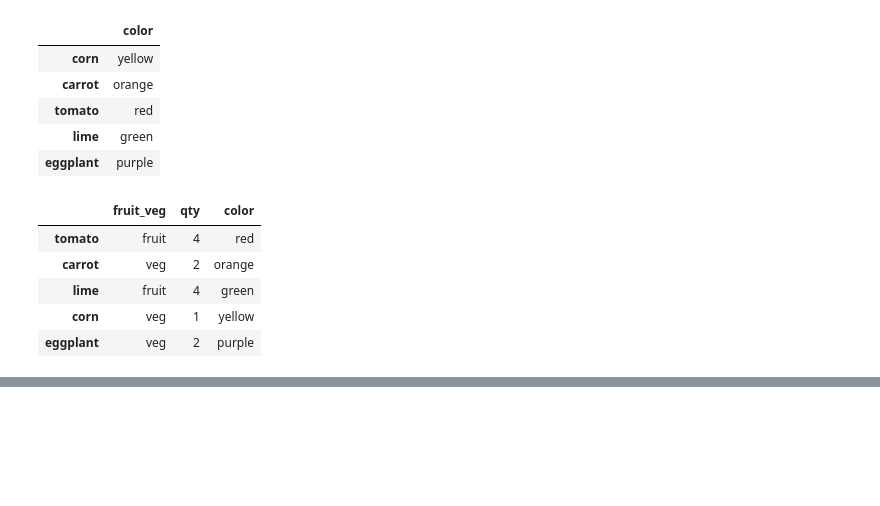
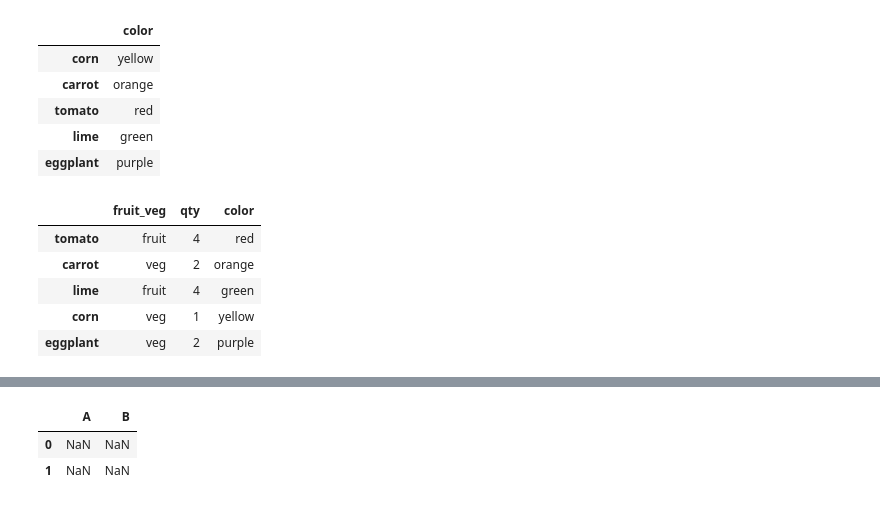
Before and after one commit to josenalde/datascience, a Jupyter notebook: notebooks/nbds09.ipynb, the cells around one changed output, grey strips where cells are left out. Drawn from its saved outputs; the diff is of its cells as text; code cells hidden in the pictures; blank space fills up the shorter version.

```diff
--- a/notebooks/nbds09.ipynb
+++ b/notebooks/nbds09.ipynb
@@ -256,0 +317,8 @@ df_food
+# %%
+df5 = pd.DataFrame({'A': [1,2]})
+df6 = pd.DataFrame({'B': [3,4]})
+df5-df6 # não há rótulo em comum nas colunas
+# %% [output]
+|  | A | B |
+| 0 | NaN | NaN |
+| 1 | NaN | NaN |
```
Also changed, not shown: parts of 22 cells of this notebook.
